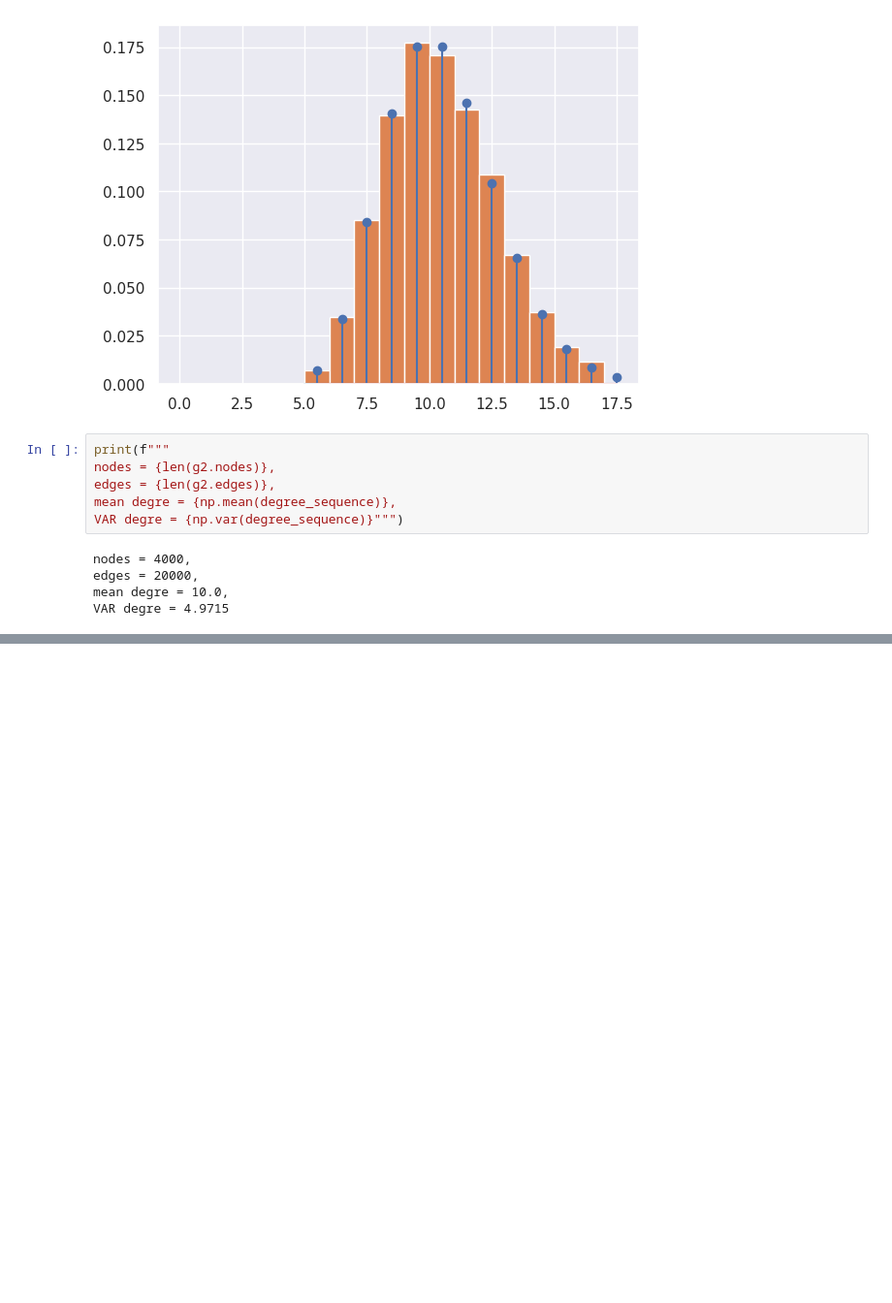
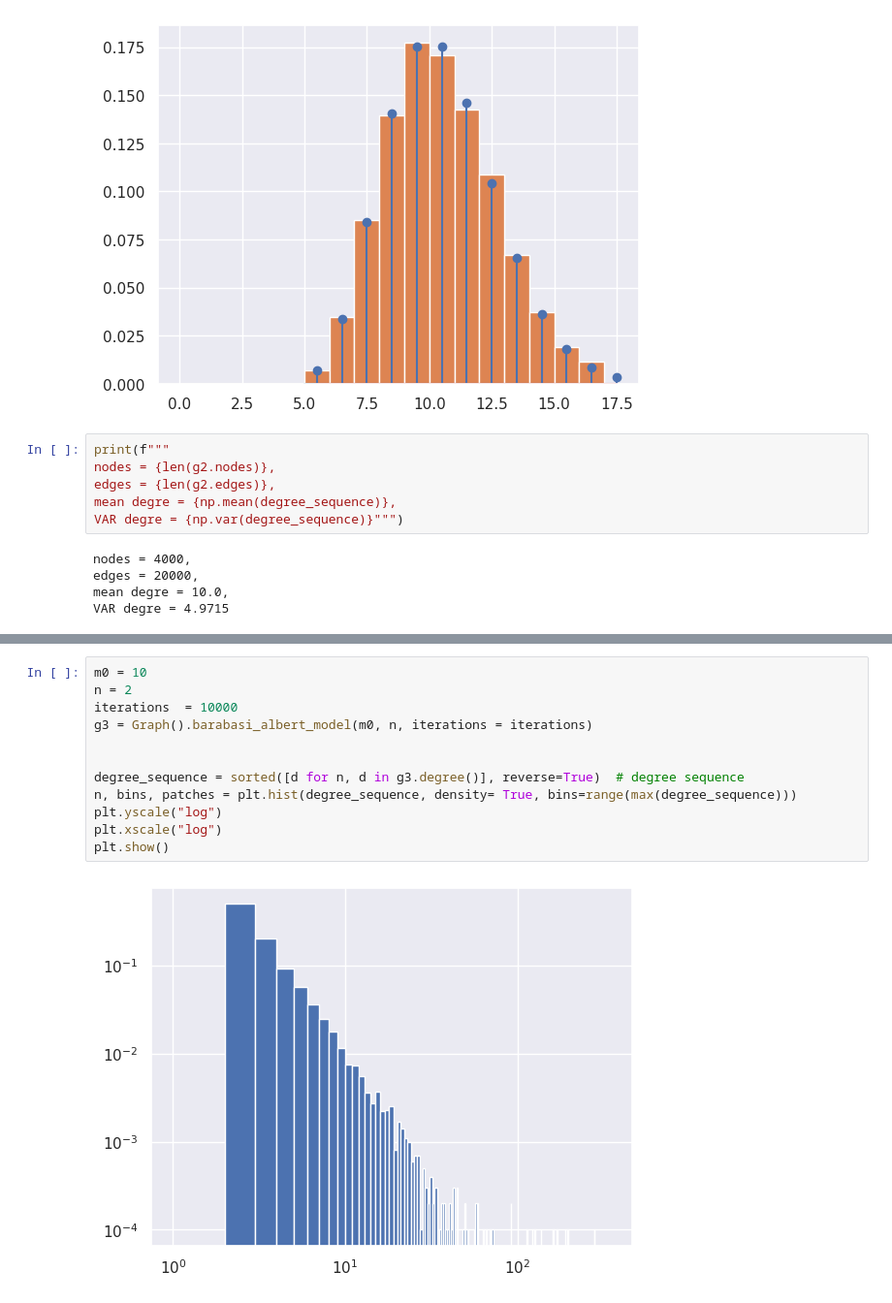
Before and after one commit to meluzyn100/DPOCN, a Jupyter notebook: labs/list3/list3_1.ipynb, the cells around one changed output, grey strips where cells are left out. Shown: that part at 97% size. Cells and saved outputs as stored; diff of their text form; blank space fills up the shorter version.

Commit message:
list 3 Barabasi-Albert model

```diff
--- a/labs/list3/list3_1.ipynb
+++ b/labs/list3/list3_1.ipynb
@@ -145,0 +218,14 @@ VAR degre = 4.9715
+# %%
+m0 = 10
+n = 2
+iterations  = 10000
+g3 = Graph().barabasi_albert_model(m0, n, iterations = iterations)
+
+
+degree_sequence = sorted([d for n, d in g3.degree()], reverse=True)  # degree sequence
+n, bins, patches = plt.hist(degree_sequence, density= True, bins=range(max(degree_sequence)))
+plt.yscale("log")
+plt.xscale("log")
+plt.show()
+# %% [output]
+[figure, added]
```
Also changed, not shown: parts of 4 cells of this notebook.
